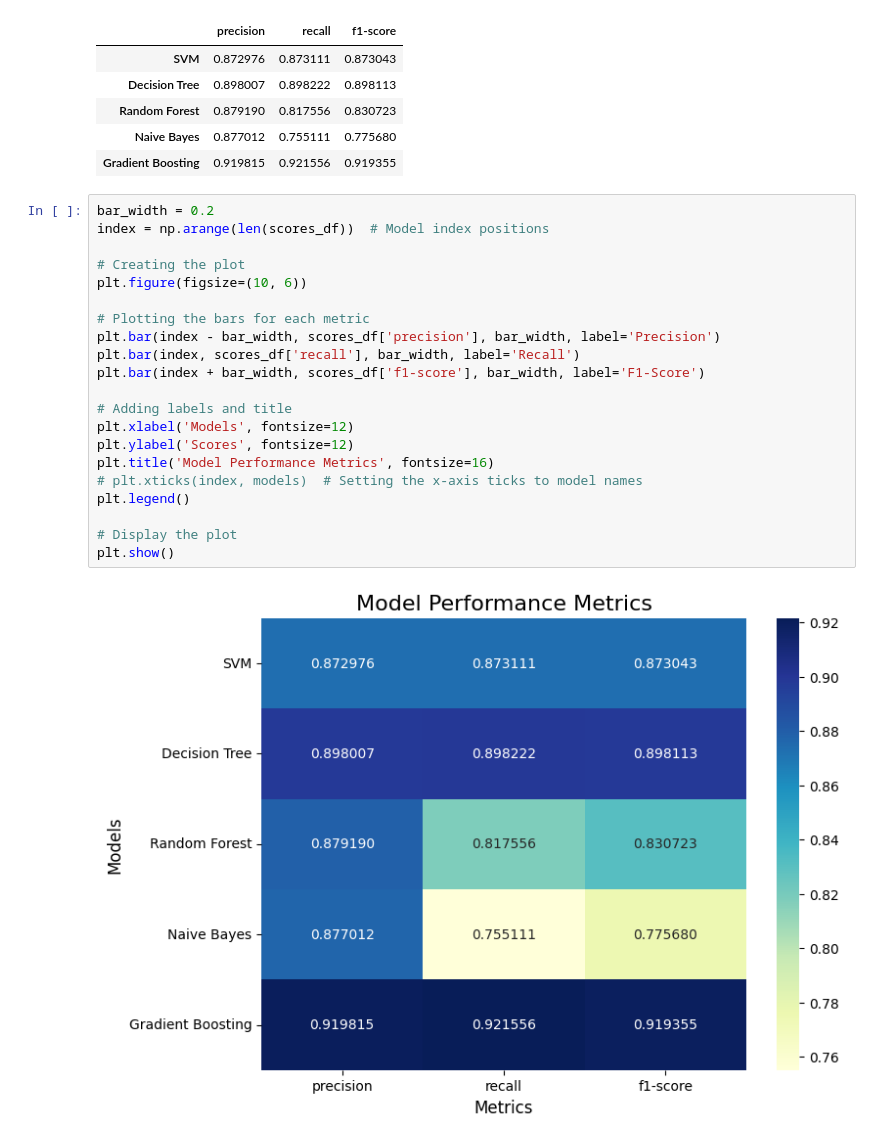
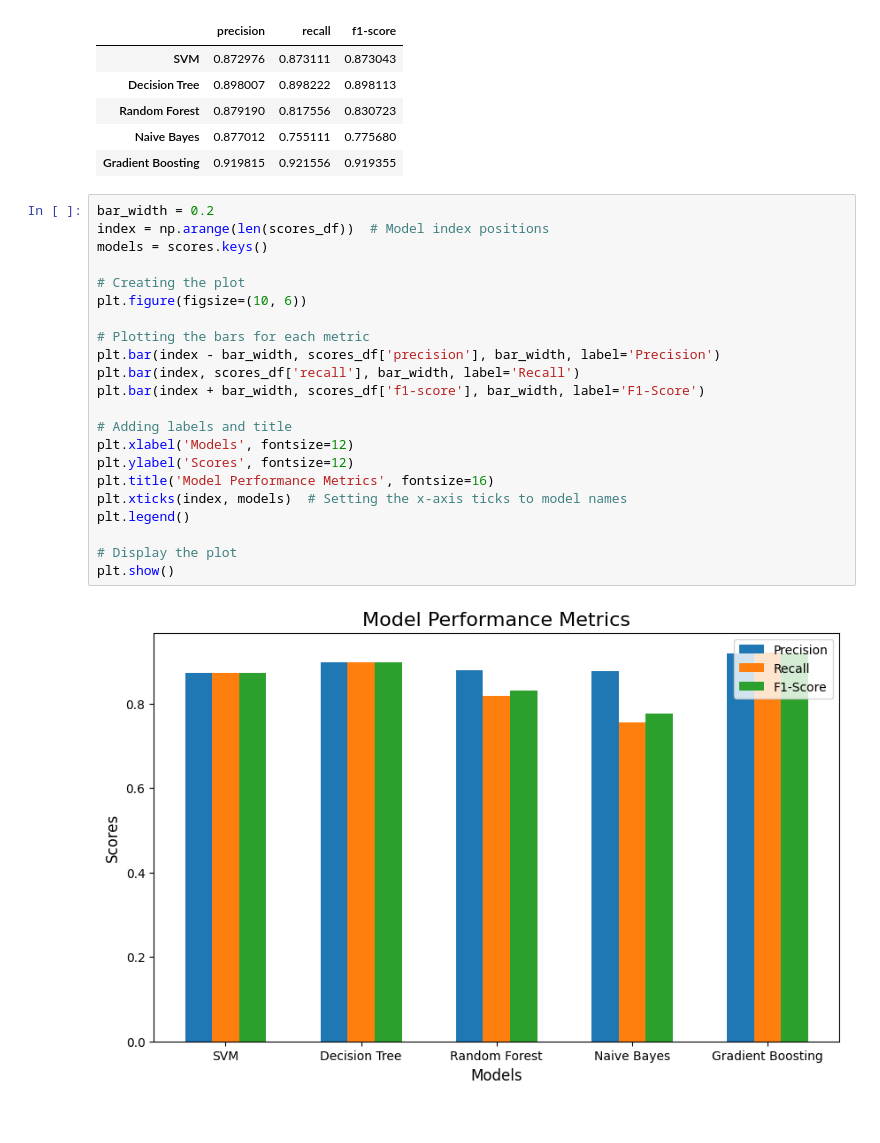
Before and after one commit to duongnguyen-dev/MLProd, a Jupyter notebook: notebooks/comparing_experiments.ipynb, the cells around one changed output. Drawn from its saved outputs; the diff is of its cells as text.

```diff
--- a/notebooks/comparing_experiments.ipynb
+++ b/notebooks/comparing_experiments.ipynb
@@ -52,23 +52,24 @@ scores_df
 # %%
 bar_width = 0.2
 index = np.arange(len(scores_df))  # Model index positions
+models = scores.keys()
 
 # Creating the plot
 plt.figure(figsize=(10, 6))
 
 # Plotting the bars for each metric
 plt.bar(index - bar_width, scores_df['precision'], bar_width, label='Precision')
 plt.bar(index, scores_df['recall'], bar_width, label='Recall')
 plt.bar(index + bar_width, scores_df['f1-score'], bar_width, label='F1-Score')
 
 # Adding labels and title
 plt.xlabel('Models', fontsize=12)
 plt.ylabel('Scores', fontsize=12)
 plt.title('Model Performance Metrics', fontsize=16)
-# plt.xticks(index, models)  # Setting the x-axis ticks to model names
+plt.xticks(index, models)  # Setting the x-axis ticks to model names
 plt.legend()
 
 # Display the plot
 plt.show()
 # %% [output]
-[figure, old version]
+[figure, new version]
```
Also changed, not shown: 8 other files.
